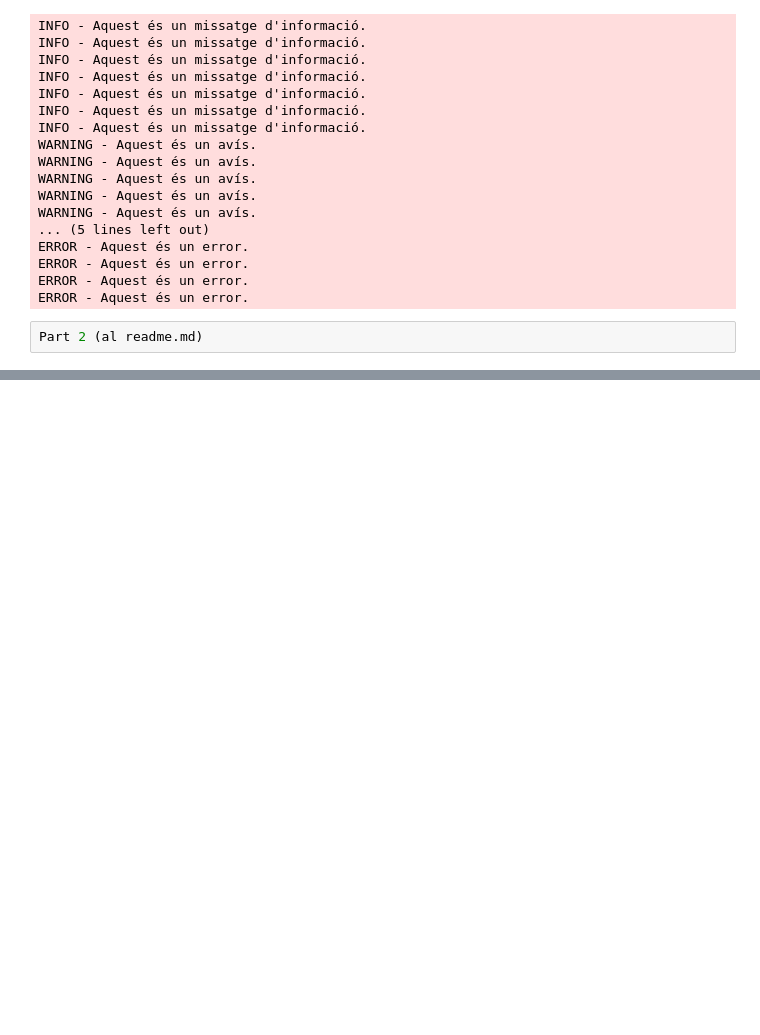
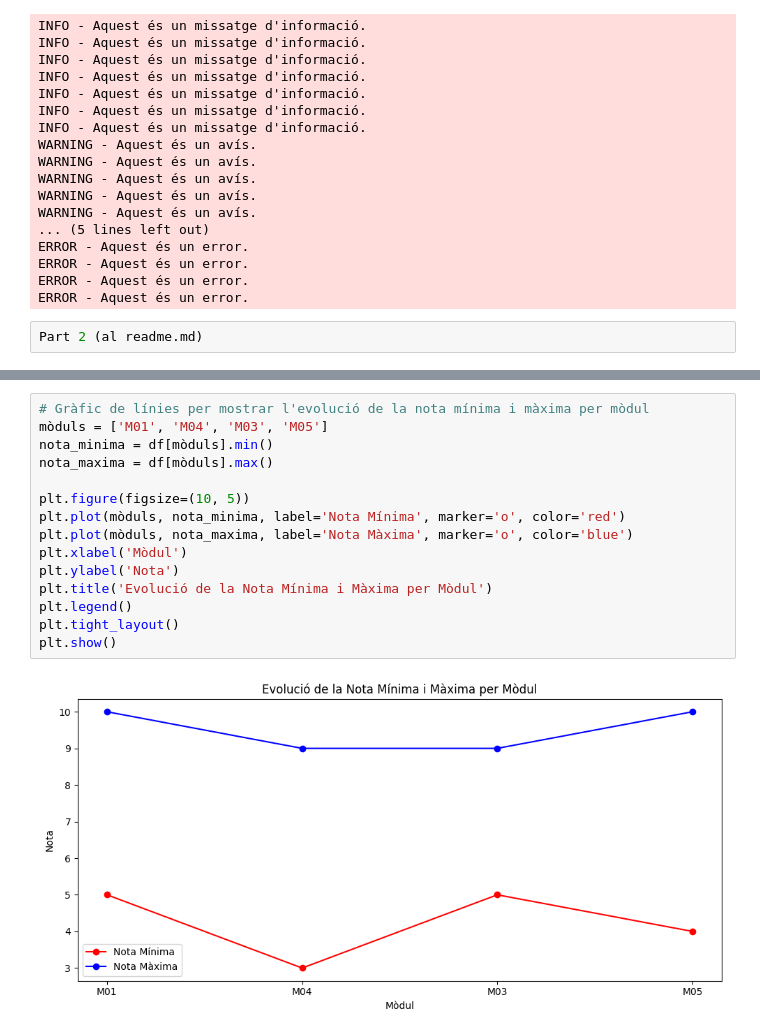
Before and after one commit to Bemen3M07/jupiter-logs-pandas-geroo22, a Jupyter notebook: ExercicisPart2.ipynb, the cells around one changed output, grey strips where cells are left out. Cells and saved outputs as stored; diff of their text form; blank space fills up the shorter version.

```diff
--- a/ExercicisPart2.ipynb
+++ b/ExercicisPart2.ipynb
@@ -162,0 +330,17 @@ Part 2 (al readme.md)
+# %%
+# Gràfic de línies per mostrar l'evolució de la nota mínima i màxima per mòdul
+mòduls = ['M01', 'M04', 'M03', 'M05']
+nota_minima = df[mòduls].min()
+nota_maxima = df[mòduls].max()
+
+plt.figure(figsize=(10, 5))
+plt.plot(mòduls, nota_minima, label='Nota Mínima', marker='o', color='red')
+plt.plot(mòduls, nota_maxima, label='Nota Màxima', marker='o', color='blue')
+plt.xlabel('Mòdul')
+plt.ylabel('Nota')
+plt.title('Evolució de la Nota Mínima i Màxima per Mòdul')
+plt.legend()
+plt.tight_layout()
+plt.show()
+# %% [output]
+[figure, added]
```
Also changed, not shown: parts of 12 cells of this notebook.
